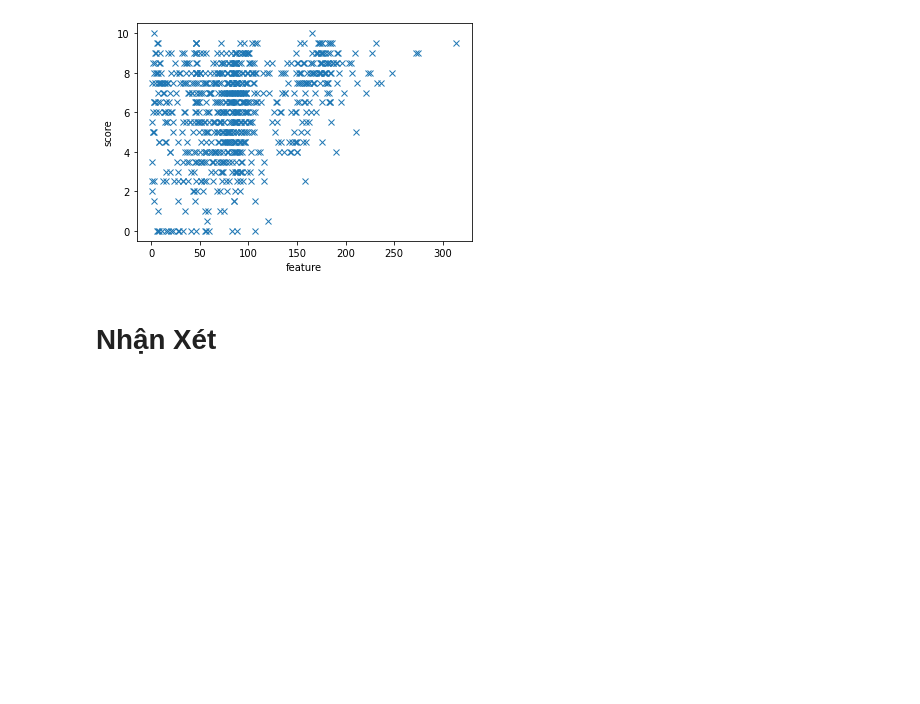
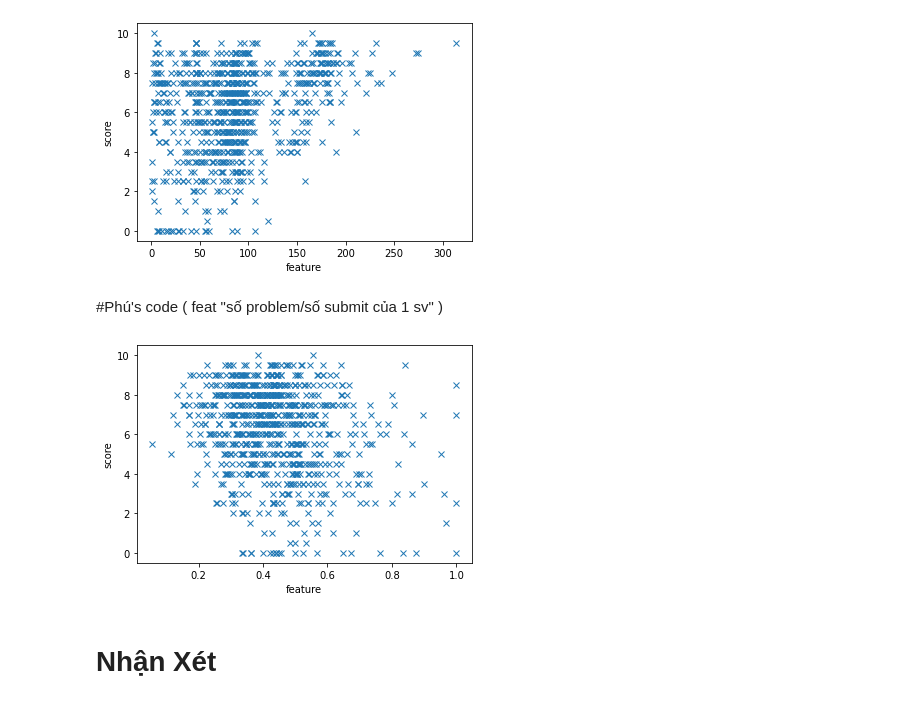
Before and after one commit to phutaekwondo/CS114.L21, a Jupyter notebook: duDoanDiemCuoiKy_homeWork/Bai_colab_so3.ipynb, the cells around one changed output. Saved outputs shown, nothing was run; the diff lists cells and outputs as text; code cells hidden in the pictures; blank space fills up the shorter version.

Commit message:
scatter plot feature "problems/submisions của 1 sv"

```diff
--- a/duDoanDiemCuoiKy_homeWork/Bai_colab_so3.ipynb
+++ b/duDoanDiemCuoiKy_homeWork/Bai_colab_so3.ipynb
@@ -395,5 +361,26 @@ _score
 scatter_plot_1feat_1score( df_count_df_score, _score )
 # %% [output]
 [figure]
+# %% [markdown]
+#Phú's code ( feat "số problem/số submit của 1 sv" )
+# %%
+#data số problem 1 sv có submit
+df_problem = data_wecode[["id", "user_id", "problem_id", "assignment_id"]].drop_duplicates( subset = ["user_id", "problem_id", "assignment_id"], keep="first" )
+df_problem = df_problem.set_index( ["user_id", "problem_id", "assignment_id"]).count(level="user_id")
+df_problem = df_problem.reset_index()
+df_problem = df_problem.rename( columns = {"id":"problems", "user_id": "id" })
+# %%
+#data số submit của 1 sv
+df_submit = data_wecode[["id", "user_id", "problem_id", "assignment_id"]]
+df_submit = df_submit.set_index( ["user_id", "problem_id", "assignment_id"]).count(level="user_id")
+df_submit = df_submit.reset_index()
+df_submit = df_submit.rename( columns = {"id":"submits", "user_id": "id" })
+# %%
+df_problem_div_submit = pd.merge( df_problem, df_submit, on="id", how = "inner")
+df_problem_div_submit["div"] = df_problem_div_submit["problems"] / df_problem_div_submit["submits"]
+# %%
+scatter_plot_1feat_1score( df_problem_div_submit[["id", "div"]] , _score)
+# %% [output]
+[figure, added]
 # %% [markdown]
 # **Nhận Xét**
```
Also changed, not shown: parts of 4 cells of this notebook.
